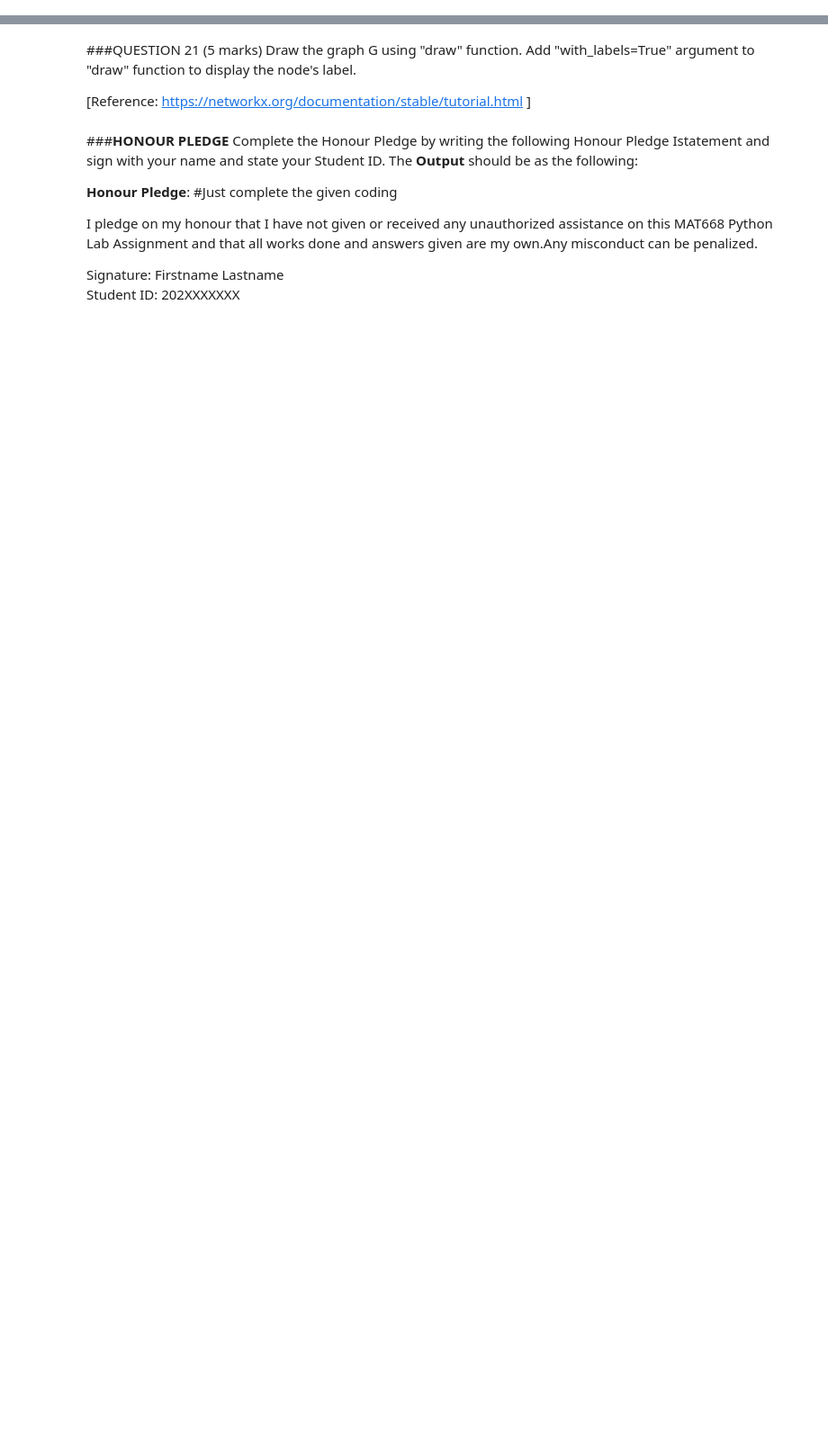
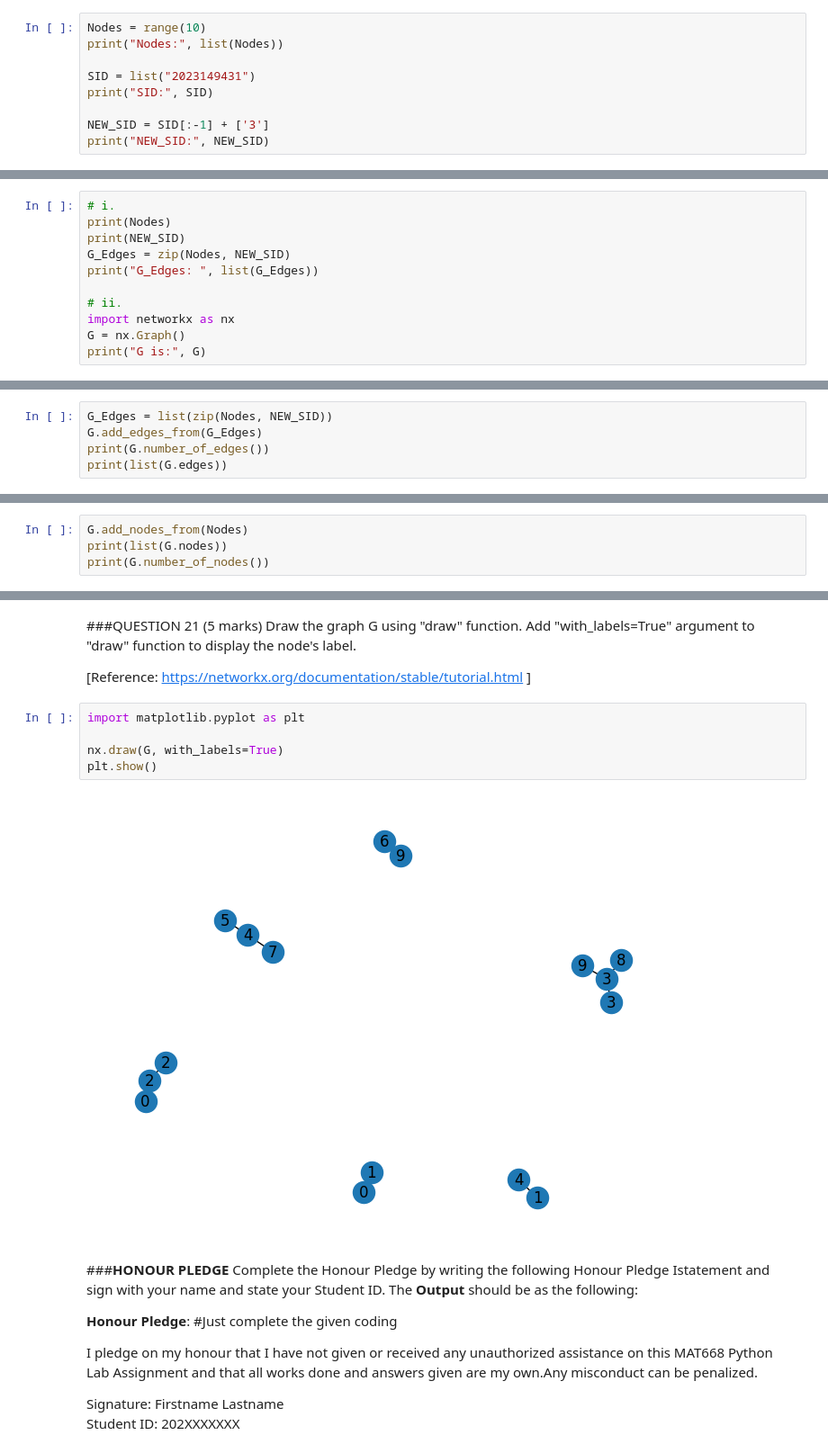
Before and after one commit to Farhanamf0/MAT668, a Jupyter notebook: MAT668 CS2496B GROUP B PYTHON LAB ASSIGN. MAR-AUG2025.ipynb, the cells around one changed output, grey strips where cells are left out. Shown at 90% size. Drawn from its saved outputs; the diff is of its cells as text; blank space fills up the shorter version.

```diff
--- a/MAT668 CS2496B GROUP B PYTHON LAB ASSIGN. MAR-AUG2025.ipynb
+++ b/MAT668 CS2496B GROUP B PYTHON LAB ASSIGN. MAR-AUG2025.ipynb
@@ -121,3 +200,12 @@ iv, Define a new list called **NEW_SI**D by changing the last digit in your curr
 Example:\
 SID: 2022123456 \
 NEW_SID: 2022123452
+# %%
+Nodes = range(10)
+print("Nodes:", list(Nodes))
+
+SID = list("2023149431")
+print("SID:", SID)
+
+NEW_SID = SID[:-1] + ['3']
+print("NEW_SID:", NEW_SID)
@@ -132,3 +224,14 @@ If nodes = [0, 1, 2, 3, 4, 5, 6, 7, 8, 9] and NEW_SID = [2, 0, 2, 2, 1, 2, 3, 4,
 
 ii.	**Import networkx module as nx**. [Reference: https://networkx.org/documentation/stable/tutorial.html to import] \
 After you import network module, create an empty graph G with no nodes and no edges. i.e., let G = nx.Graph(). Then, **print("G is:", G)**.
+# %%
+# i.
+print(Nodes)
+print(NEW_SID)
+G_Edges = zip(Nodes, NEW_SID)
+print("G_Edges: ", list(G_Edges))
+
+# ii.
+import networkx as nx
+G = nx.Graph()
+print("G is:", G)
@@ -140,3 +248,8 @@ Then, enter the print command to get number of edges, **print(G.number_of_edges(
 
 ii.	**Print all edges of G** using "print" function. [Hint: print(G.?????)].
 [Reference: https://networkx.guide/basics/ . Note that based on this reference, there are four basic graph properties facilitate reporting: G.nodes, G.edges, G.adj and G.degree. You can print these lists. For example, **print(G.edges)**.
+# %%
+G_Edges = list(zip(Nodes, NEW_SID))
+G.add_edges_from(G_Edges)
+print(G.number_of_edges())
+print(list(G.edges))
@@ -147,3 +263,7 @@ i.	Add nodes to G to G using the function: “G.add_nodes_from” . Print all no
 
 ii.	Print the number of nodes using "number_of_nodes" functon and "print" function. [HINT: G.number_of_nodes()].
 Reference: https://networkx.org/documentation/stable/tutorial.html
+# %%
+G.add_nodes_from(Nodes)
+print(list(G.nodes))
+print(G.number_of_nodes())
@@ -246,6 +479,13 @@ Verify Handshaking Lemma (The degree sum formula). Use "If" function. ∑v∈Vde
 Draw the graph G using "draw" function. Add "with_labels=True" argument to "draw" function to display the node's label.
 
 [Reference: https://networkx.org/documentation/stable/tutorial.html ]
+# %%
+import matplotlib.pyplot as plt
+
+nx.draw(G, with_labels=True)
+plt.show()
+# %% [output]
+[figure, added]
 # %% [markdown]
 ###**HONOUR PLEDGE**
 Complete the Honour Pledge by writing the following Honour Pledge Istatement and sign with your name and state your Student ID.
```
Also changed, not shown: parts of 22 cells of this notebook.
